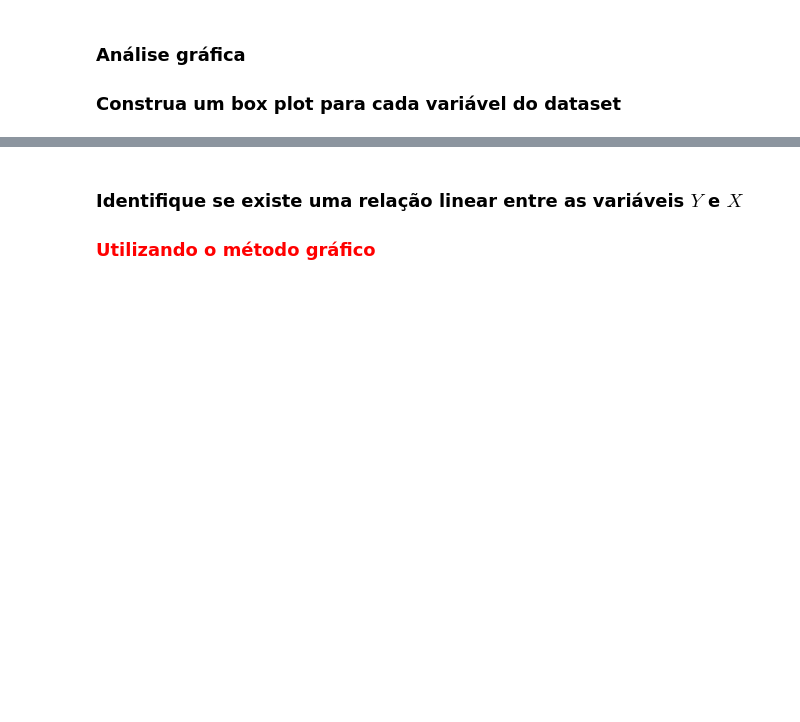
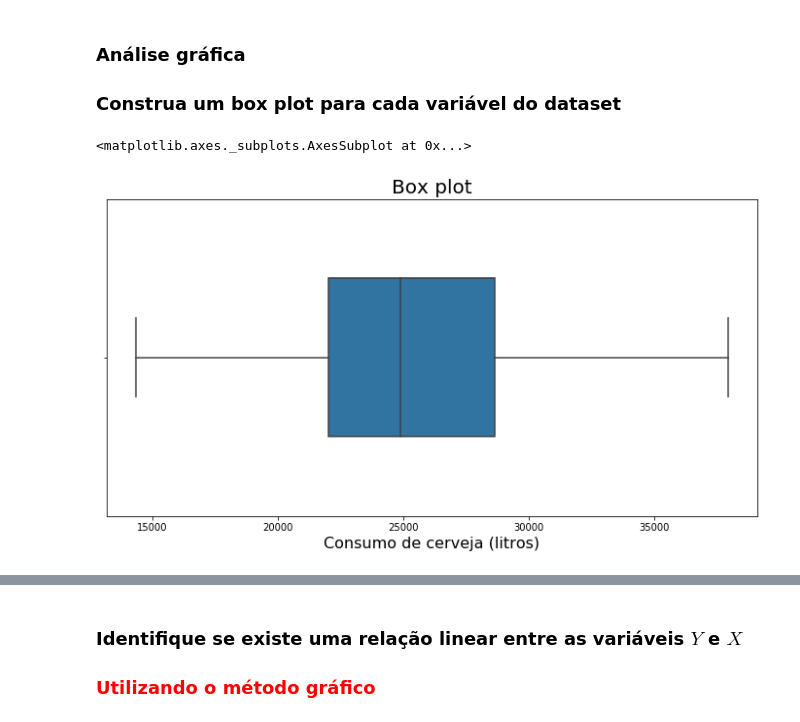
Before and after one commit to dehscardoso/desenvolve-boticario, a Jupyter notebook: Módulos Extra/Data Science/Estatística com Python parte 4 - Correlação e Regressão/Correlacao_e_Regressao.ipynb, the cells around one changed output, grey strips where cells are left out. Drawn from its saved outputs; the diff is of its cells as text; code cells hidden in the pictures; blank space fills up the shorter version.

```diff
--- a/Módulos Extra/Data Science/Estatística com Python parte 4 - Correlação e Regressão/Correlacao_e_Regressao.ipynb
+++ b/Módulos Extra/Data Science/Estatística com Python parte 4 - Correlação e Regressão/Correlacao_e_Regressao.ipynb
@@ -33,4 +49,6 @@ Os dados (amostra) foram coletados em São Paulo - Brasil, em uma área universi
 # %% [markdown]
 ### Importe o dataset
+# %%
+dataset = pd.read_csv('dados_projeto.csv', sep=';')
 # %% [markdown]
 ### Visualize o conteúdo do DataFrame
@@ -39,3 +82,12 @@ Os dados (amostra) foram coletados em São Paulo - Brasil, em uma área universi
 # %% [markdown]
 ### Análise gráfica
 ### Construa um box plot para cada variável do dataset
+# %%
+ax = sns.boxplot(data=dataset, x='Y', orient='h', width=0.5)
+ax.figure.set_size_inches(12, 6)
+ax.set_title('Box plot', fontsize=20)
+ax.set_xlabel('Consumo de cerveja (litros)', fontsize=16)
+ax
+# %% [output]
+<matplotlib.axes._subplots.AxesSubplot at 0x...>
+[figure, added]
```
Also changed, not shown: parts of 24 cells of this notebook, 1 other file.
